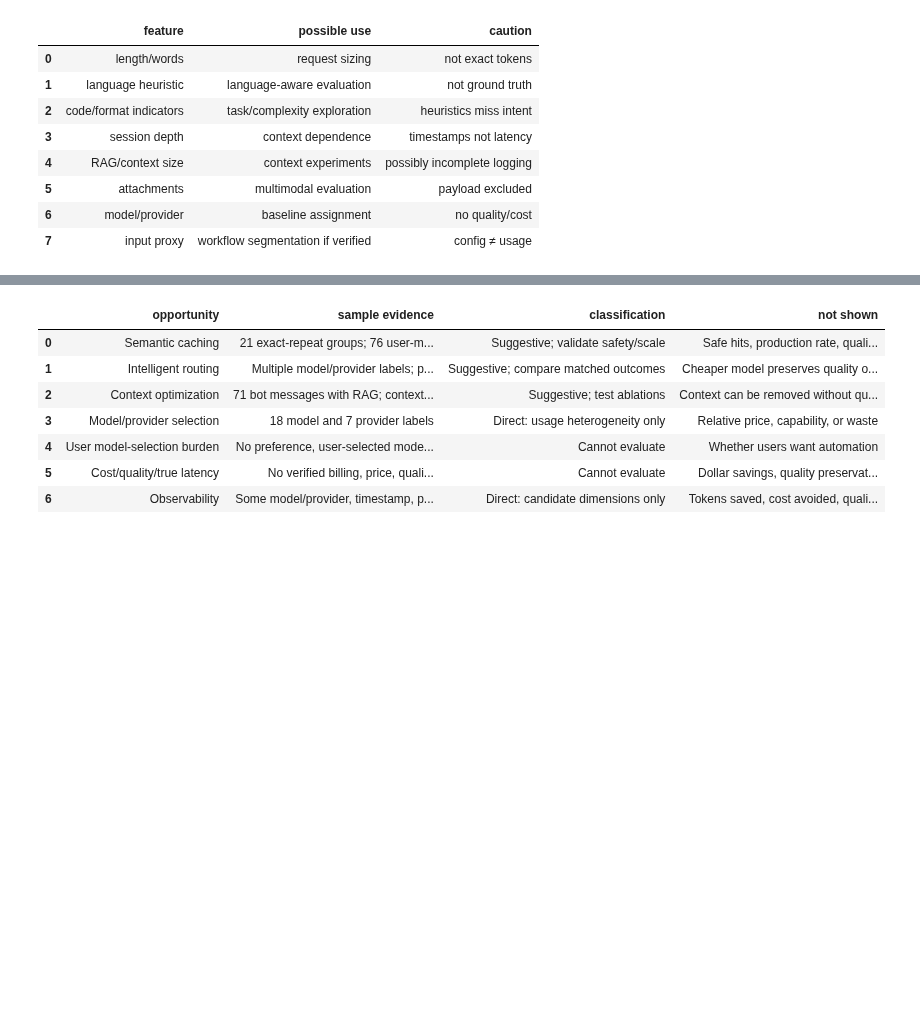
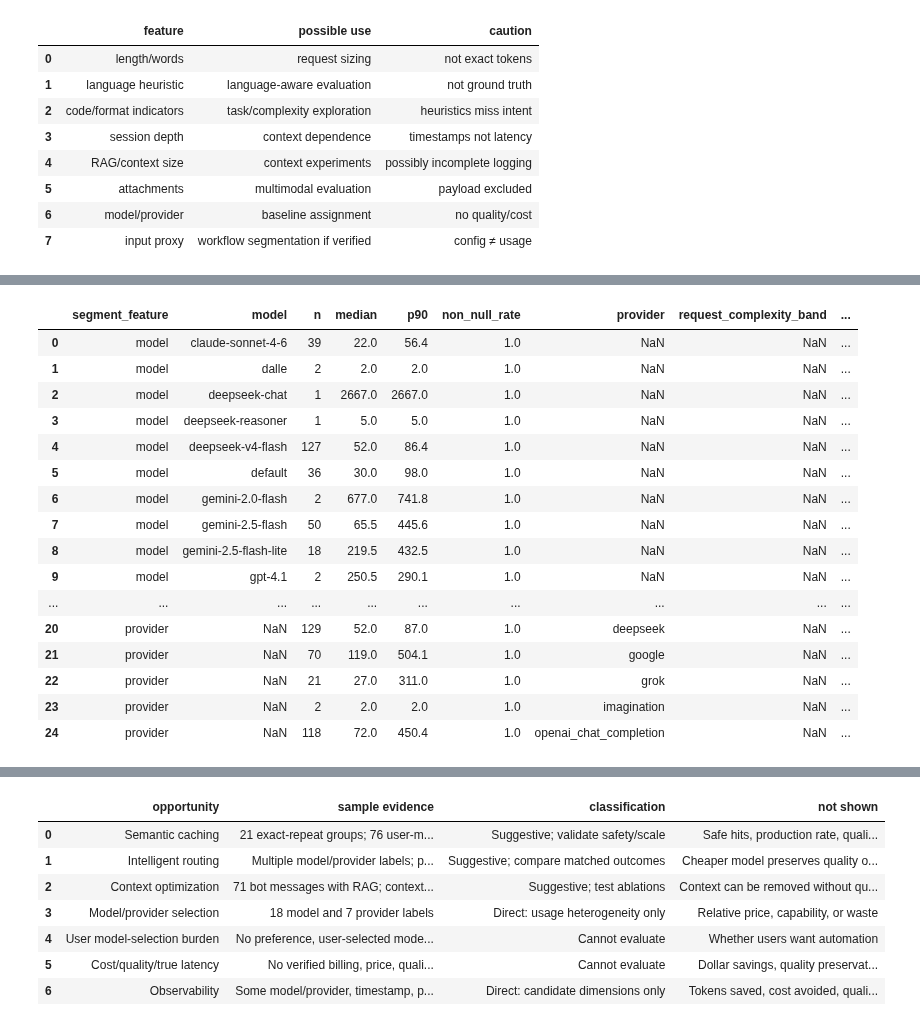
Before and after one commit to mahyamotamedi/metis-auto, a Jupyter notebook: experiments/sample_eda/eda.ipynb, the cells around one changed output, grey strips where cells are left out. Drawn from its saved outputs; the diff is of its cells as text; code cells hidden in the pictures; blank space fills up the shorter version.

```diff
--- a/experiments/sample_eda/eda.ipynb
+++ b/experiments/sample_eda/eda.ipynb
@@ -1167,0 +1628,65 @@ display(
+# %%
+response_numeric_stats = numeric_summary(
+    response_level,
+    ["char_count", "normalized_char_count", "word_count", "line_count", "sentence_count_approx", "approx_tokens_char_div4"],
+)
+response_numeric_stats.to_csv(TAB / "bot_response_numeric_summary.csv", index=False)
+response_segments = []
+for feature in [
+    "model", "provider", "category", "request_complexity_band", "request_length_bucket",
+    "request_language", "request_has_code_like_text", "request_has_attachment", "has_rag",
+    "instruction_present", "instruction_group_id", "session_depth_band",
+    *[column for column in response_level if column.startswith("request_heuristic_")],
+]:
+    summary = summarize_segments(response_level, [feature], "char_count")
+    if not summary.empty:
+        summary.insert(0, "segment_feature", feature)
+        response_segments.append(summary)
+response_segment_summary = pd.concat(response_segments, ignore_index=True)
+response_segment_summary.to_csv(TAB / "bot_response_length_by_segments.csv", index=False)
+response_token_segments = []
+for feature in ["model", "provider", "request_complexity_band", "request_length_bucket", "category", "has_rag", "instruction_present", "session_depth_band"]:
+    summary = summarize_segments(response_level, [feature], "approx_tokens_char_div4")
+    if not summary.empty:
+        summary.insert(0, "segment_feature", feature)
+        response_token_segments.append(summary)
+response_token_segment_summary = pd.concat(response_token_segments, ignore_index=True)
+response_token_segment_summary.to_csv(TAB / "bot_response_token_proxy_by_segments.csv", index=False)
+display(response_numeric_stats.round(1))
+print("Bot output-size proxy by model/provider and request features:")
+display(response_token_segment_summary.head(25).round(1))
+print("Response sizes by model/provider:")
+display(response_segment_summary.loc[response_segment_summary.segment_feature.isin(["model", "provider"])].sort_values("n", ascending=False).head(20).round(1))
+print("Response sizes by request/RAG/instruction/category/depth:")
+display(response_segment_summary.loc[response_segment_summary.segment_feature.isin(["request_complexity_band", "request_length_bucket", "request_language", "has_rag", "instruction_present", "category", "session_depth_band"])].head(30).round(1))
+
+bot_for_repeats = bot.copy()
+bot_for_repeats["literal_norm"] = bot_for_repeats.content
+bot_for_repeats["safe_norm"] = bot_for_repeats.content.map(normalize_safe)
+bot_exact_repeats = duplicate_groups(bot_for_repeats, "literal_norm", role="bot")
+bot_safe_repeats = duplicate_groups(bot_for_repeats, "safe_norm", role="bot")
+bot_exact_repeats.to_csv(TAB / "bot_exact_duplicate_groups.csv", index=False)
+bot_safe_repeats.to_csv(TAB / "bot_normalized_duplicate_groups.csv", index=False)
+bot_duplicate_summary = pd.DataFrame([
+    {"normalization": label, "duplicate_groups": len(table),
+     "bot_messages_in_groups": int(table.occurrences.sum()) if len(table) else 0,
+     "percent_bot_messages": 100 * table.occurrences.sum() / len(bot) if len(table) else 0,
+     "groups_cross_session": int(table.distinct_sessions.gt(1).sum()) if len(table) else 0,
+     "within_session_repeat_occurrences": int(table.within_session_repeats.sum()) if len(table) else 0}
+    for label, table in [("literal exact", bot_exact_repeats), ("NFKC/casefold/whitespace", bot_safe_repeats)]
+])
+bot_near_pairs, bot_similarity_scores = near_duplicate_pairs(bot, 0.70, role="bot")
+bot_near_pairs.to_csv(TAB / "bot_near_duplicate_candidates_ge_070.csv", index=False)
+bot_duplicate_summary.to_csv(TAB / "bot_response_repetition_summary.csv", index=False)
+bot_near_pair_summary = pd.DataFrame([{
+    "candidate_threshold": 0.70,
+    "candidate_pairs": len(bot_near_pairs),
+    "normalized_exact_pairs": int(bot_near_pairs.is_normalized_exact_match.sum()) if len(bot_near_pairs) else 0,
+    "nonidentical_candidate_pairs": int((~bot_near_pairs.is_normalized_exact_match).sum()) if len(bot_near_pairs) else 0,
+    "cross_session_pairs": int((~bot_near_pairs.same_session).sum()) if len(bot_near_pairs) else 0,
+}])
+bot_near_pair_summary.to_csv(TAB / "bot_near_duplicate_pair_summary.csv", index=False)
+display(bot_duplicate_summary); display(bot_near_pair_summary)
+print("High-similarity response candidates (IDs and lengths only):")
+display(bot_near_pairs.head(10))
+# %% [output]
@@ -1167,0 +1701,17 @@ display(
+|  | segment_feature | model | n | median | p90 | non_null_rate | provider | request_complexity_band | ... |
+| 0 | model | claude-sonnet-4-6 | 39 | 22.0 | 56.4 | 1.0 | NaN | NaN | ... |
+| 1 | model | dalle | 2 | 2.0 | 2.0 | 1.0 | NaN | NaN | ... |
+| 2 | model | deepseek-chat | 1 | 2667.0 | 2667.0 | 1.0 | NaN | NaN | ... |
+| 3 | model | deepseek-reasoner | 1 | 5.0 | 5.0 | 1.0 | NaN | NaN | ... |
+| 4 | model | deepseek-v4-flash | 127 | 52.0 | 86.4 | 1.0 | NaN | NaN | ... |
+| 5 | model | default | 36 | 30.0 | 98.0 | 1.0 | NaN | NaN | ... |
+| 6 | model | gemini-2.0-flash | 2 | 677.0 | 741.8 | 1.0 | NaN | NaN | ... |
+| 7 | model | gemini-2.5-flash | 50 | 65.5 | 445.6 | 1.0 | NaN | NaN | ... |
+| 8 | model | gemini-2.5-flash-lite | 18 | 219.5 | 432.5 | 1.0 | NaN | NaN | ... |
+| 9 | model | gpt-4.1 | 2 | 250.5 | 290.1 | 1.0 | NaN | NaN | ... |
+| ... | ... | ... | ... | ... | ... | ... | ... | ... | ... |
+| 20 | provider | NaN | 129 | 52.0 | 87.0 | 1.0 | deepseek | NaN | ... |
+| 21 | provider | NaN | 70 | 119.0 | 504.1 | 1.0 | google | NaN | ... |
+| 22 | provider | NaN | 21 | 27.0 | 311.0 | 1.0 | grok | NaN | ... |
+| 23 | provider | NaN | 2 | 2.0 | 2.0 | 1.0 | imagination | NaN | ... |
+| 24 | provider | NaN | 118 | 72.0 | 450.4 | 1.0 | openai_chat_completion | NaN | ... |
```
Also changed, not shown: parts of 26 cells of this notebook, 49 other files.
